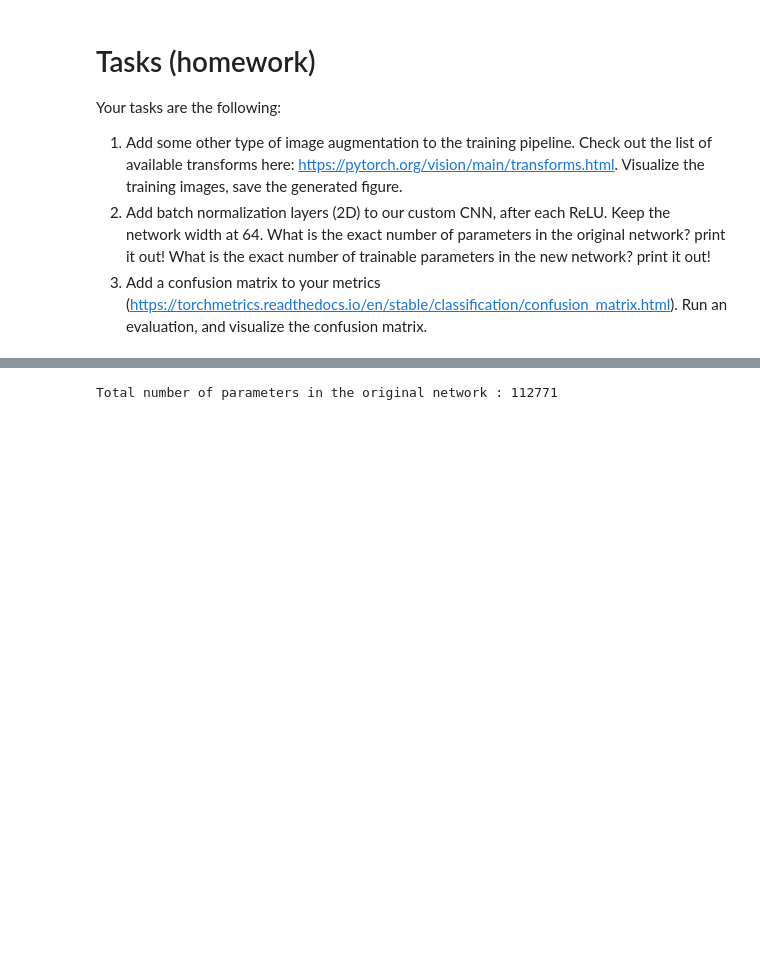
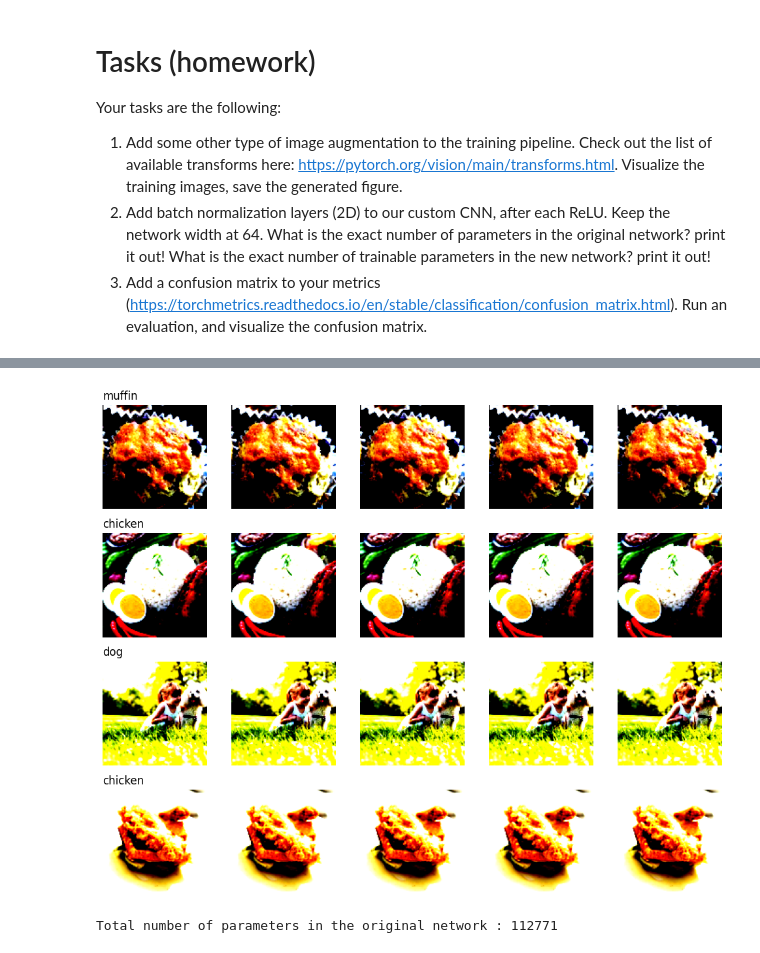
Before and after one commit to MengYan0901/DL_Practice_Homework, a Jupyter notebook: 23.11.07Practice/solution_11_07practice.ipynb, the cells around one changed output, grey strips where cells are left out. Saved outputs shown, nothing was run; the diff lists cells and outputs as text; code cells hidden in the pictures; blank space fills up the shorter version.

```diff
--- a/23.11.07Practice/solution_11_07practice.ipynb
+++ b/23.11.07Practice/solution_11_07practice.ipynb
@@ -141,0 +147,3 @@ WARNING:matplotlib.image:Clipping input data to the valid range for imshow with
+# %%
+visualize_images(datamodule.val_dataset, num_images=4, num_augmentations=5, save_path="./validation_output_plot.png")
+# %% [output]
@@ -142,3 +170,4 @@ WARNING:matplotlib.image:Clipping input data to the valid range for imshow with
+[figure, added]
 # %%
 class ImageClassifier(pl.LightningModule):
     def __init__(self, model):
```
Also changed, not shown: parts of 7 cells of this notebook.
